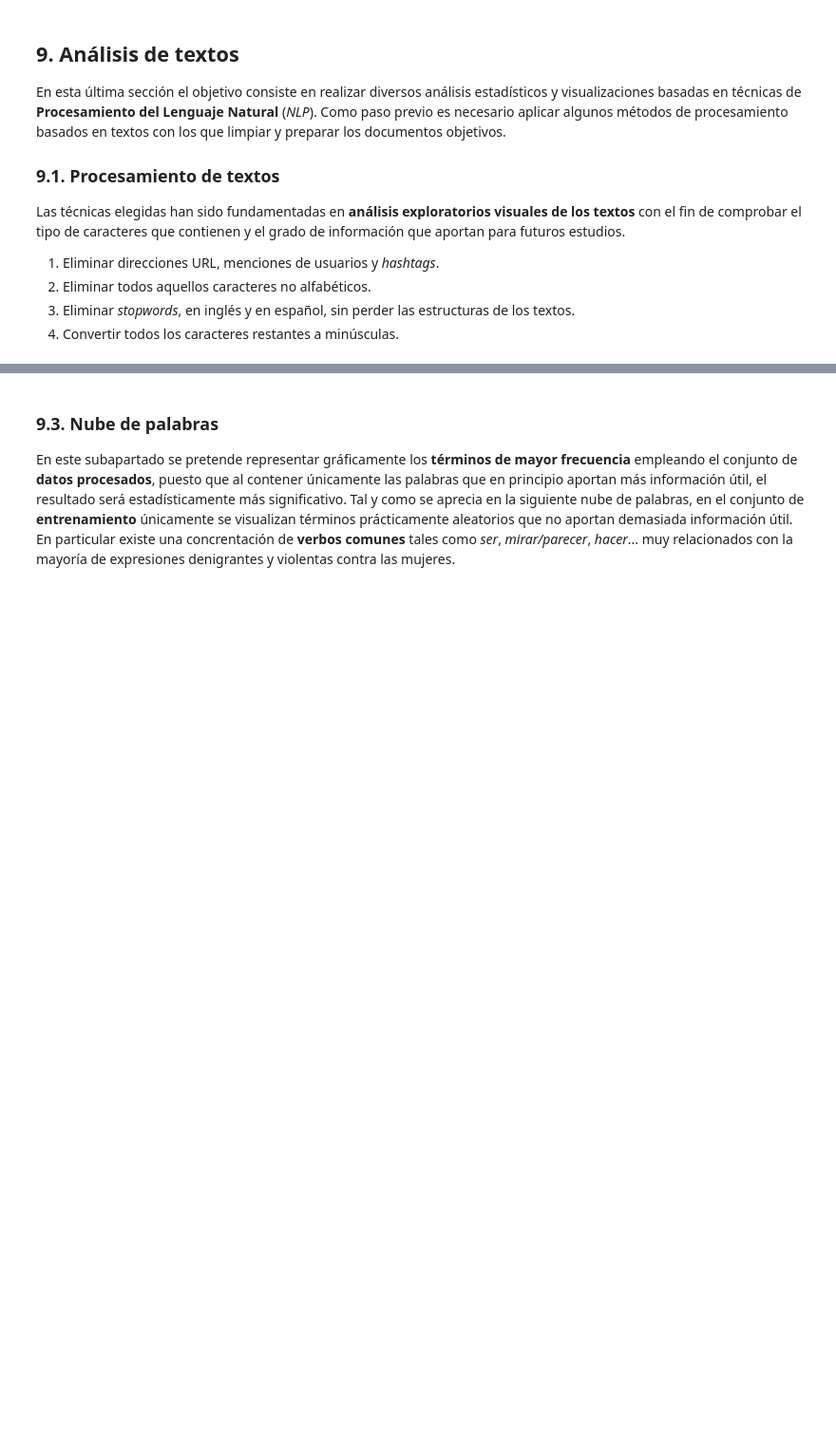
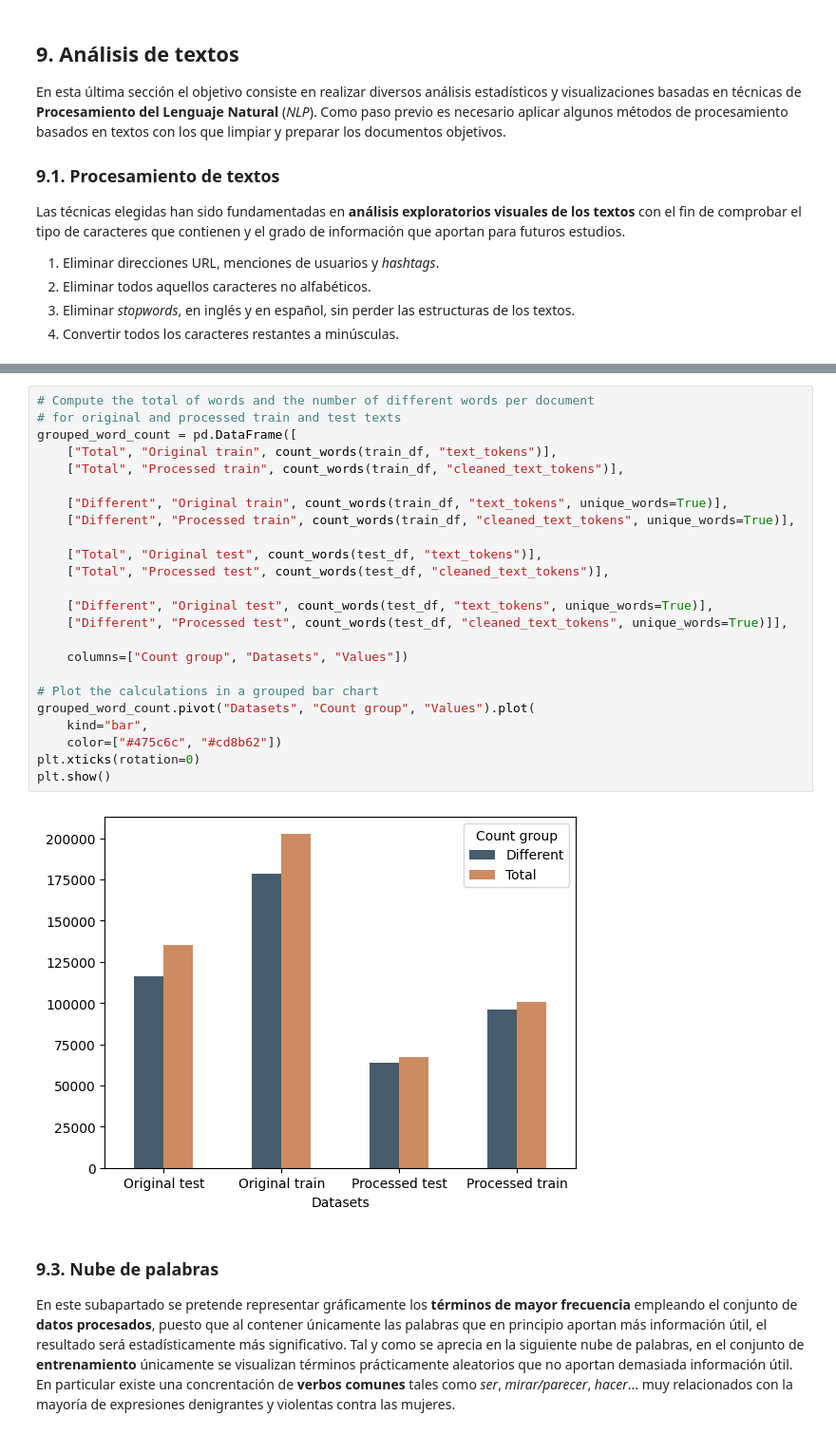
Before and after one commit to lidiasm/DATCOM-TFM, a Jupyter notebook: notebooks/eda.ipynb, the cells around one changed output, grey strips where cells are left out. Shown at 95% size. Drawn from its saved outputs; the diff is of its cells as text; blank space fills up the shorter version.

```diff
--- a/notebooks/eda.ipynb
+++ b/notebooks/eda.ipynb
@@ -370,3 +323,29 @@ fig.subplots_adjust(hspace=0.5)
+# %%
+# Compute the total of words and the number of different words per document
+# for original and processed train and test texts
+grouped_word_count = pd.DataFrame([
+    ["Total", "Original train", count_words(train_df, "text_tokens")],
+    ["Total", "Processed train", count_words(train_df, "cleaned_text_tokens")],
+
+    ["Different", "Original train", count_words(train_df, "text_tokens", unique_words=True)],
+    ["Different", "Processed train", count_words(train_df, "cleaned_text_tokens", unique_words=True)],
+
+    ["Total", "Original test", count_words(test_df, "text_tokens")],
+    ["Total", "Processed test", count_words(test_df, "cleaned_text_tokens")],
+
+    ["Different", "Original test", count_words(test_df, "text_tokens", unique_words=True)],
+    ["Different", "Processed test", count_words(test_df, "cleaned_text_tokens", unique_words=True)]],
+
+    columns=["Count group", "Datasets", "Values"])
+
+# Plot the calculations in a grouped bar chart
+grouped_word_count.pivot("Datasets", "Count group", "Values").plot(
+    kind="bar",
+    color=["#475c6c", "#cd8b62"])
+plt.xticks(rotation=0)
+plt.show()
+# %% [output]
+[figure, added]
 # %% [markdown]
 ### 9.3. Nube de palabras
 
```
Also changed, not shown: parts of 13 cells of this notebook, 1 other file.
